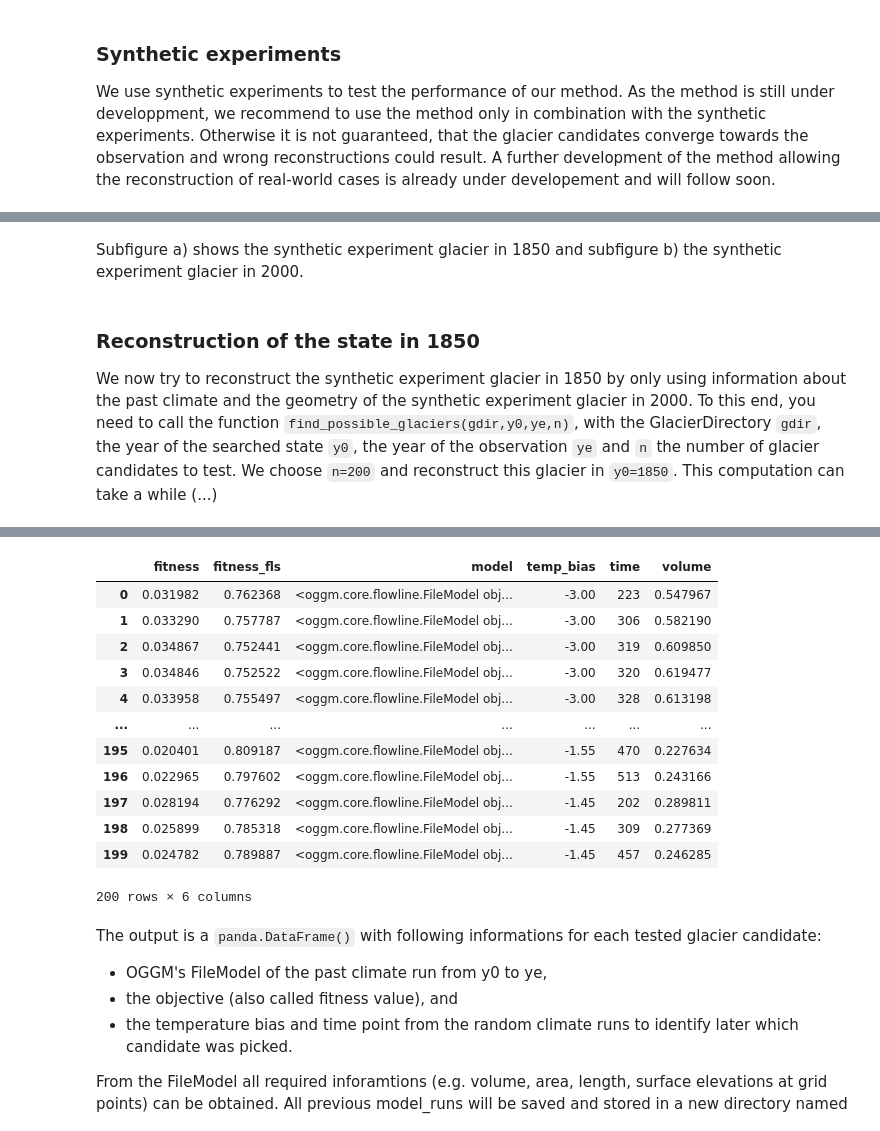
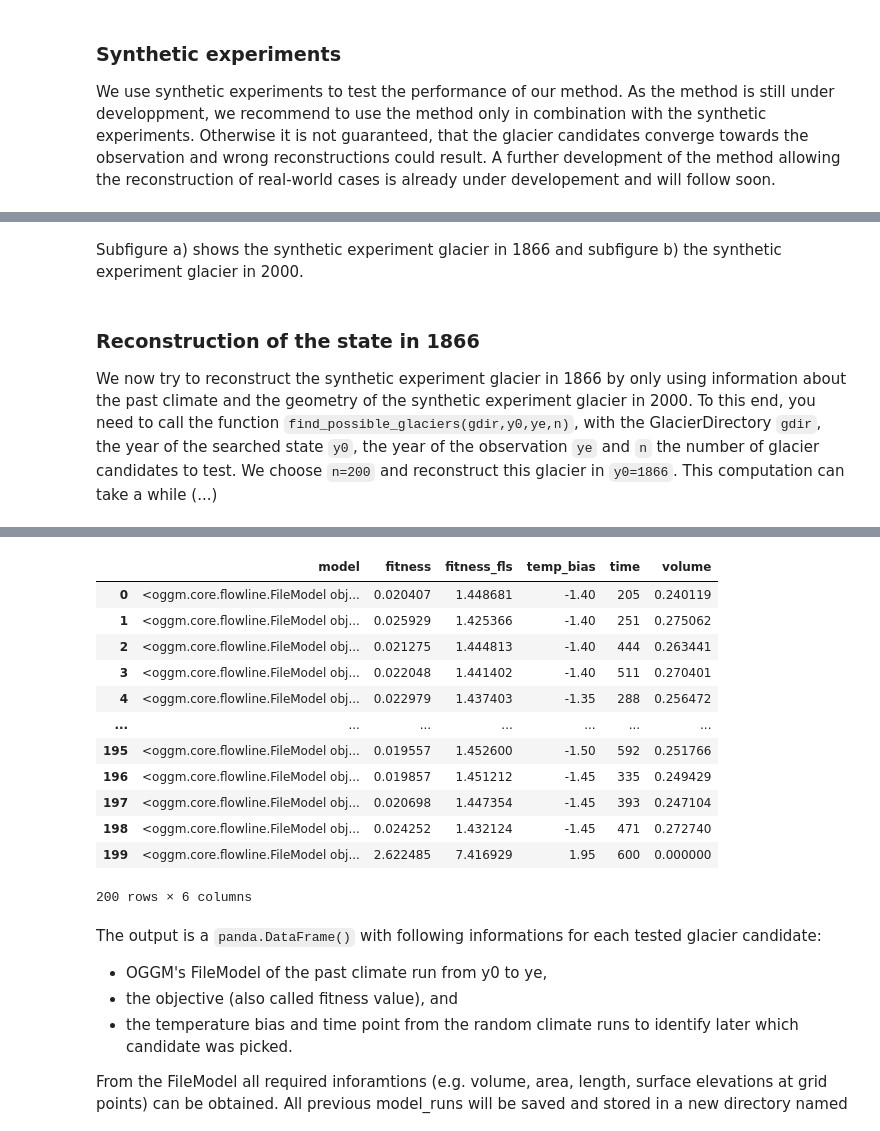
Before and after one commit to OGGM/initialization, a Jupyter notebook: examples/1_synthetic_experiments.ipynb, the cells around one changed output, grey strips where cells are left out. Cells and saved outputs as stored; diff of their text form; code cells hidden in the pictures.

Commit message:
update to latest OGGM version v.1.5.3

```diff
--- a/examples/1_synthetic_experiments.ipynb
+++ b/examples/1_synthetic_experiments.ipynb
@@ -100,3 +123,5 @@ gdir
 # %% [markdown]
 ### Synthetic experiments
 We use synthetic experiments to test the performance of our method. As the method is still under developpment, we recommend to use the method only in combination with the synthetic experiments. Otherwise it is not guaranteed, that the glacier candidates converge towards the observation and wrong reconstructions could result. A further development of the method allowing the reconstruction of real-world cases is already under developement and will follow soon.
+# %%
+gdir = workflow.init_glacier_directories('RGI60-11.00779')[0]
@@ -119,10 +150,10 @@ plot_experiment(gdir,ex_mod,1850,2000,cfg.PATHS['plot_dir'])
 # %% [markdown]
-Subfigure a) shows the synthetic experiment glacier in 1850 and subfigure b) the synthetic experiment glacier in 2000.
+Subfigure a) shows the synthetic experiment glacier in 1866 and subfigure b) the synthetic experiment glacier in 2000.
 # %% [markdown]
-### Reconstruction of the state in 1850
-We now try to reconstruct the synthetic experiment glacier in 1850 by only using information about the past climate and the geometry of the synthetic experiment glacier in 2000. To this end, you need to call the function `find_possible_glaciers(gdir,y0,ye,n)`, with the GlacierDirectory `gdir`, the year of the searched state `y0`, the year of the observation `ye` and `n` the number of glacier candidates to test. We choose `n=200` and reconstruct this glacier in `y0=1850`. This computation can take a while (...)
+### Reconstruction of the state in 1866
+We now try to reconstruct the synthetic experiment glacier in 1866 by only using information about the past climate and the geometry of the synthetic experiment glacier in 2000. To this end, you need to call the function `find_possible_glaciers(gdir,y0,ye,n)`, with the GlacierDirectory `gdir`, the year of the searched state `y0`, the year of the observation `ye` and `n` the number of glacier candidates to test. We choose `n=200` and reconstruct this glacier in `y0=1866`. This computation can take a while (...)
 # %%
-results = find_possible_glaciers(gdir, 1850, 2000, 200)
+results = find_possible_glaciers(gdir, 1866, 2000, 200)
 results['volume'] = results.model.apply(lambda x: x.volume_km3)
 results
 # %% [output]
@@ -129,16 +177,16 @@ results
-|  | fitness | fitness_fls | model | temp_bias | time | volume |
-| 0 | 0.031982 | 0.762368 | <oggm.core.flowline.FileModel obj... | -3.00 | 223 | 0.547967 |
-| 1 | 0.033290 | 0.757787 | <oggm.core.flowline.FileModel obj... | -3.00 | 306 | 0.582190 |
-| 2 | 0.034867 | 0.752441 | <oggm.core.flowline.FileModel obj... | -3.00 | 319 | 0.609850 |
-| 3 | 0.034846 | 0.752522 | <oggm.core.flowline.FileModel obj... | -3.00 | 320 | 0.619477 |
-| 4 | 0.033958 | 0.755497 | <oggm.core.flowline.FileModel obj... | -3.00 | 328 | 0.613198 |
+|  | model | fitness | fitness_fls | temp_bias | time | volume |
+| 0 | <oggm.core.flowline.FileModel obj... | 0.020407 | 1.448681 | -1.40 | 205 | 0.240119 |
+| 1 | <oggm.core.flowline.FileModel obj... | 0.025929 | 1.425366 | -1.40 | 251 | 0.275062 |
+| 2 | <oggm.core.flowline.FileModel obj... | 0.021275 | 1.444813 | -1.40 | 444 | 0.263441 |
+| 3 | <oggm.core.flowline.FileModel obj... | 0.022048 | 1.441402 | -1.40 | 511 | 0.270401 |
+| 4 | <oggm.core.flowline.FileModel obj... | 0.022979 | 1.437403 | -1.35 | 288 | 0.256472 |
 | ... | ... | ... | ... | ... | ... | ... |
-| 195 | 0.020401 | 0.809187 | <oggm.core.flowline.FileModel obj... | -1.55 | 470 | 0.227634 |
-| 196 | 0.022965 | 0.797602 | <oggm.core.flowline.FileModel obj... | -1.55 | 513 | 0.243166 |
-| 197 | 0.028194 | 0.776292 | <oggm.core.flowline.FileModel obj... | -1.45 | 202 | 0.289811 |
-| 198 | 0.025899 | 0.785318 | <oggm.core.flowline.FileModel obj... | -1.45 | 309 | 0.277369 |
-| 199 | 0.024782 | 0.789887 | <oggm.core.flowline.FileModel obj... | -1.45 | 457 | 0.246285 |
+| 195 | <oggm.core.flowline.FileModel obj... | 0.019557 | 1.452600 | -1.50 | 592 | 0.251766 |
+| 196 | <oggm.core.flowline.FileModel obj... | 0.019857 | 1.451212 | -1.45 | 335 | 0.249429 |
+| 197 | <oggm.core.flowline.FileModel obj... | 0.020698 | 1.447354 | -1.45 | 393 | 0.247104 |
+| 198 | <oggm.core.flowline.FileModel obj... | 0.024252 | 1.432124 | -1.45 | 471 | 0.272740 |
+| 199 | <oggm.core.flowline.FileModel obj... | 2.622485 | 7.416929 | 1.95 | 600 | 0.000000 |
-200 rows × 6 columns
+200 rows × 6 columns
 # %% [markdown]
 The output is a `panda.DataFrame()` with following informations for each tested glacier candidate:
 - OGGM's FileModel of the past climate run from y0 to ye,
```
Also changed, not shown: parts of 22 cells of this notebook, 3 other files.
